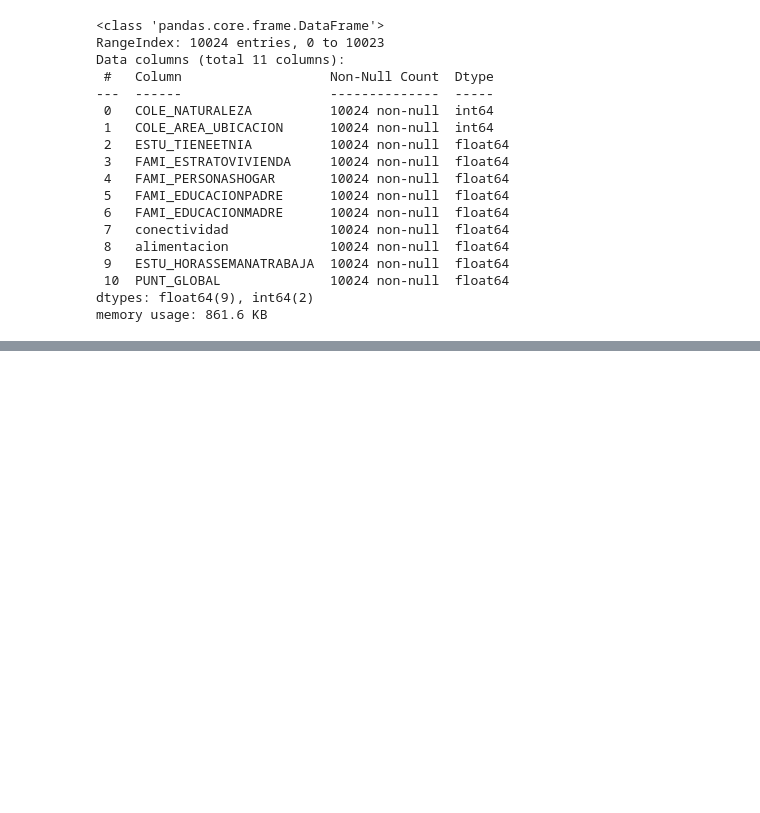
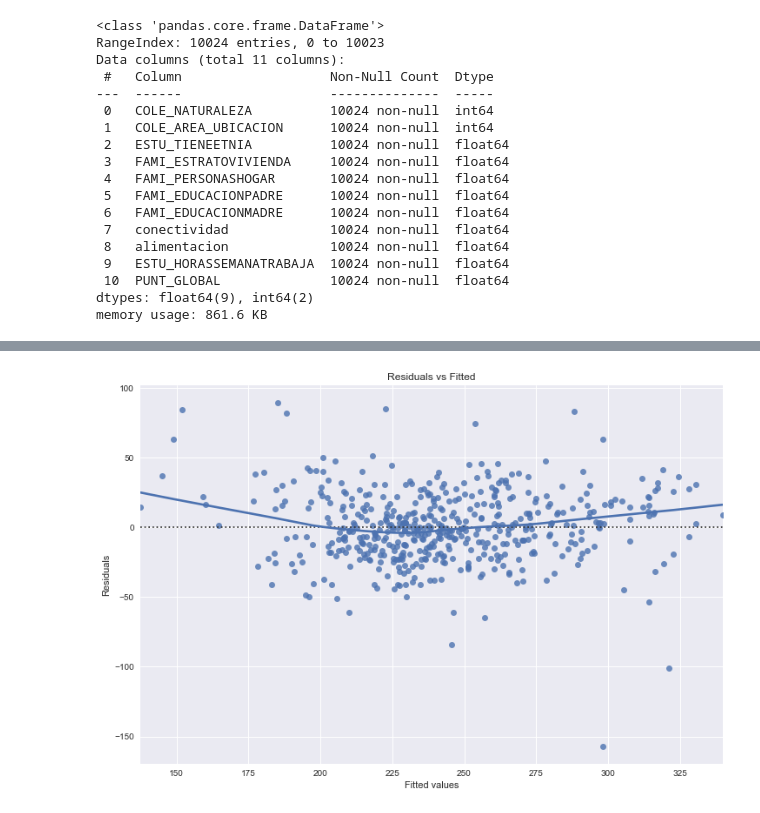
Before and after one commit to msanchezr99/Proyecto-Econometria-I, a Jupyter notebook: Proyecto_Final.ipynb, the cells around one changed output, grey strips where cells are left out. Saved outputs shown, nothing was run; the diff lists cells and outputs as text; code cells hidden in the pictures; blank space fills up the shorter version.

Commit message:
Modelo generalizado, plots diagnósticos

```diff
--- a/Proyecto_Final.ipynb
+++ b/Proyecto_Final.ipynb
@@ -300,6 +300,46 @@ Covariance Type:            nonrobust
 
 Notes:
 [1] Standard Errors assume that the covariance matrix of the errors is correctly specified.
+# %%
+# names = ['Lagrange multiplier statistic', 'p-value',
+#         'f-value', 'f p-value']
+# test = sms.het_breuschpagan(results2.resid, results2.model.exog)
+
+# lzip(names,test)
+
+plt.style.use('seaborn') # pretty matplotlib plots
+
+# fitted values (need a constant term for intercept)
+model_fitted_y = model_fit.fittedvalues
+
+model_exog=model_fit.model.exog
+# model residuals
+model_residuals = model_fit.resid
+# normalized residuals
+model_norm_residuals = model_fit.get_influence().resid_studentized_internal
+# absolute squared normalized residuals
+model_norm_residuals_abs_sqrt = np.sqrt(np.abs(model_norm_residuals))
+# absolute residuals
+model_abs_resid = np.abs(model_residuals)
+# %%
+plot_lm_1 = plt.figure(1)
+plot_lm_1.set_figheight(8)
+plot_lm_1.set_figwidth(12)
+
+plot_lm_1.axes[0] = sns.residplot(x = model_fitted_y[:500],
+                    y = model_residuals[:500],
+                    data = data_reg,
+                    lowess = True)
+
+# show the plot
+
+
+plot_lm_1.axes[0].set_title('Residuals vs Fitted')
+plot_lm_1.axes[0].set_xlabel('Fitted values')
+plot_lm_1.axes[0].set_ylabel('Residuals')
+plt.show()
+# %% [output]
+[figure, added]
 # %%
 #Regresión de educación padres en función de las demás vab
 X = sm.add_constant(data_reg[['COLE_NATURALEZA', 'COLE_AREA_UBICACION', 'ESTU_TIENEETNIA', 'FAMI_ESTRATOVIVIENDA','FAMI_PERSONASHOGAR','conectividad','alimentacion']])
```
Also changed, not shown: parts of 10 cells of this notebook.
